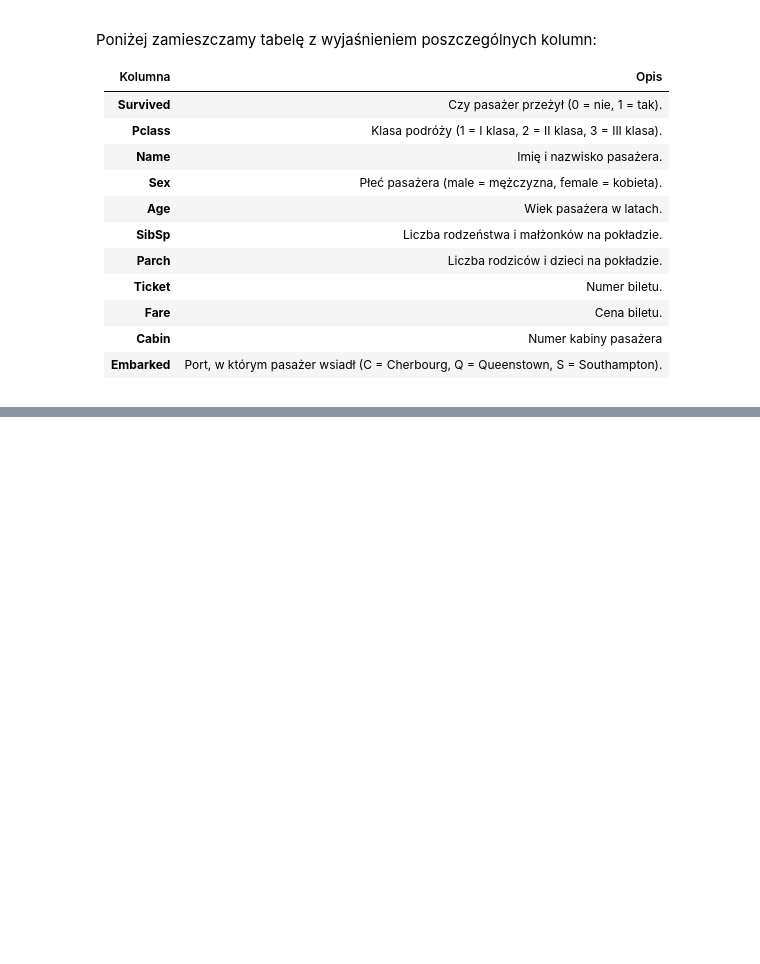
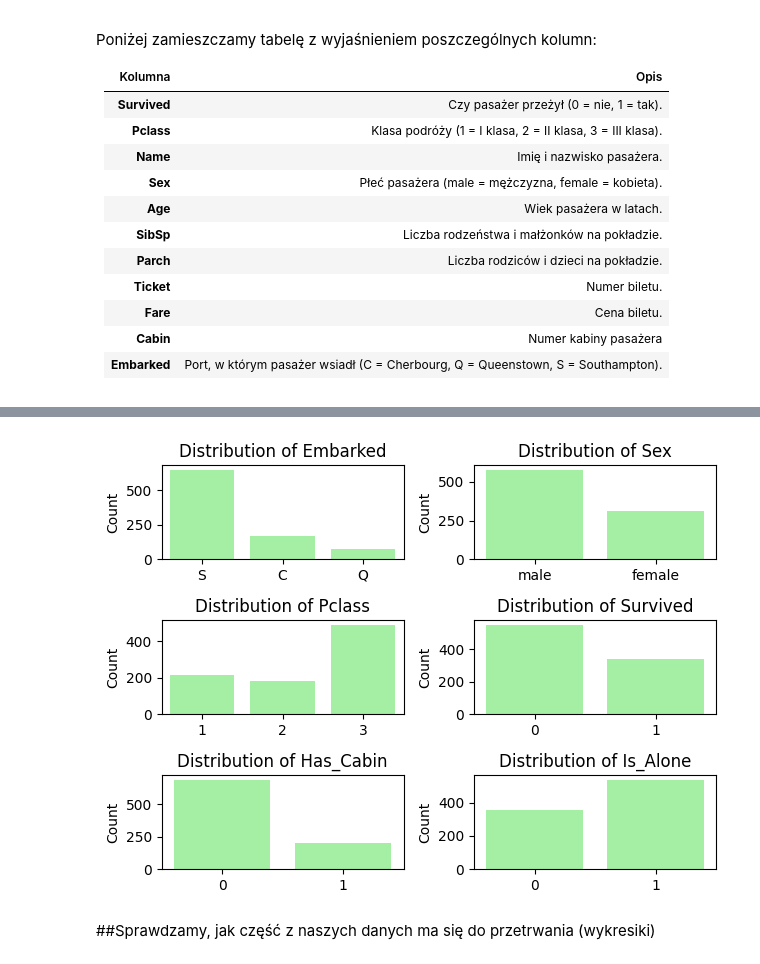
Before and after one commit to Solvro/ml-wakacyjne-wyzwanie-2026, a Jupyter notebook: 01_przetwarzanie_wizualizacja_danych/EDA_zadanie.ipynb, the cells around one changed output, grey strips where cells are left out. Saved outputs shown, nothing was run; the diff lists cells and outputs as text; code cells hidden in the pictures; blank space fills up the shorter version.

```diff
--- a/01_przetwarzanie_wizualizacja_danych/EDA_zadanie.ipynb
+++ b/01_przetwarzanie_wizualizacja_danych/EDA_zadanie.ipynb
@@ -81,0 +261,20 @@ array([nan, 'C', 'E', 'G', 'D', 'A', 'B', 'F', 'T'], dtype=object)
+# %%
+def plot_categorical_to_count(df):
+  categorical_columns = ['Embarked', 'Sex', 'Pclass', 'Survived', 'Has_Cabin', "Is_Alone"]
+
+
+  for idx, column in enumerate(categorical_columns, 1):
+    plt.subplot(3, 2, idx)
+    sns.countplot(x = df[column], color = "palegreen")
+    plt.title(f"Distribution of {column}")
+    plt.xlabel('')
+    plt.ylabel('Count')
+
+  plt.tight_layout()
+  plt.show()
+# %%
+plot_categorical_to_count(titanic_df)
+# %% [output]
+[figure, added]
+# %% [markdown]
+##Sprawdzamy, jak część z naszych danych ma się do przetrwania (wykresiki)
```
Also changed, not shown: parts of 35 cells of this notebook.
